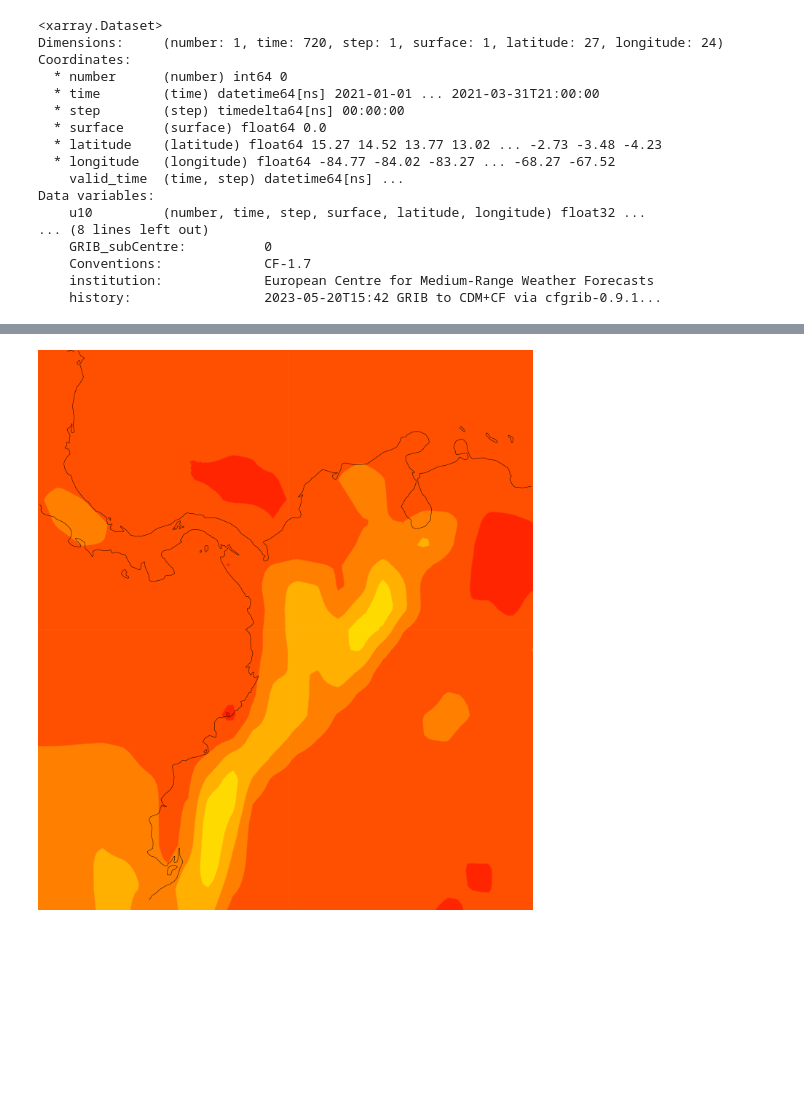
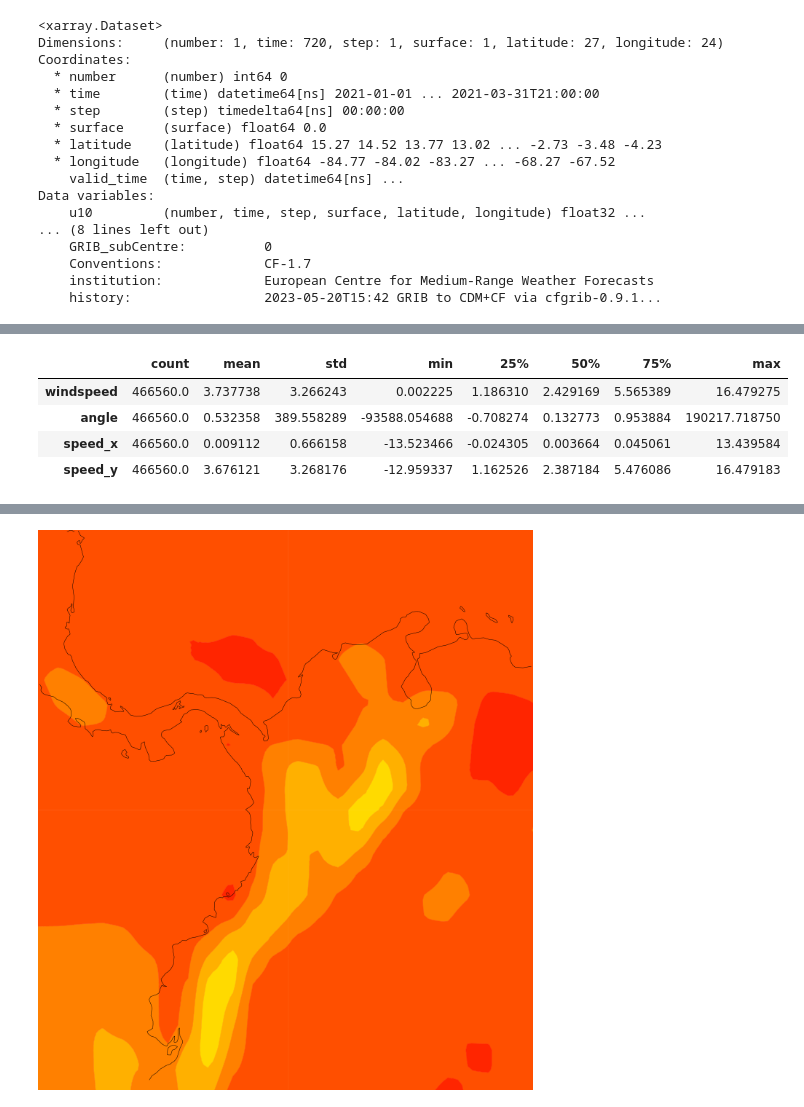
Before and after one commit to glohalo/wind_project, a Jupyter notebook: wind_project.ipynb, the cells around one changed output, grey strips where cells are left out. Saved outputs shown, nothing was run; the diff lists cells and outputs as text; code cells hidden in the pictures; blank space fills up the shorter version.

```diff
--- a/wind_project.ipynb
+++ b/wind_project.ipynb
@@ -41,0 +107,8 @@ Data variables:
+# %%
+df.describe().T
+# %% [output]
+|  | count | mean | std | min | 25% | 50% | 75% | max |
+| windspeed | 466560.0 | 3.737738 | 3.266243 | 0.002225 | 1.186310 | 2.429169 | 5.565389 | 16.479275 |
+| angle | 466560.0 | 0.532358 | 389.558289 | -93588.054688 | -0.708274 | 0.132773 | 0.953884 | 190217.718750 |
+| speed_x | 466560.0 | 0.009112 | 0.666158 | -13.523466 | -0.024305 | 0.003664 | 0.045061 | 13.439584 |
+| speed_y | 466560.0 | 3.676121 | 3.268176 | -12.959337 | 1.162526 | 2.387184 | 5.476086 | 16.479183 |
```
Also changed, not shown: parts of 16 cells of this notebook, 2 other files.
